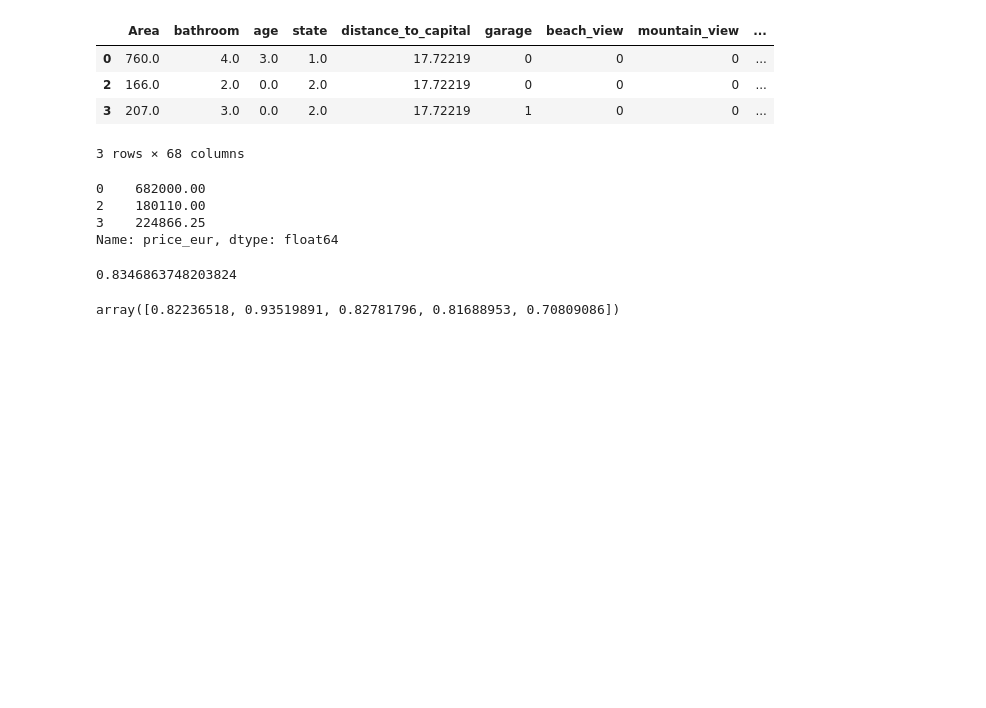
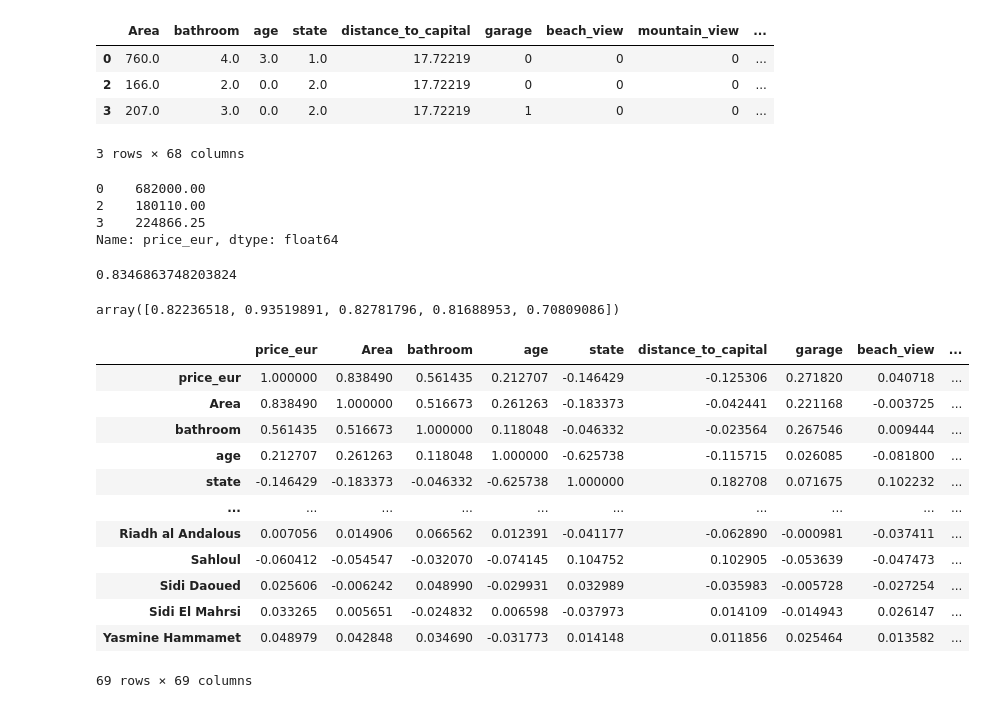
Before and after one commit to Jomar77/NZ-House-Price-Predictor, a Jupyter notebook: main.ipynb, the cells around one changed output. Saved outputs shown, nothing was run; the diff lists cells and outputs as text; code cells hidden in the pictures; blank space fills up the shorter version.

```diff
--- a/main.ipynb
+++ b/main.ipynb
@@ -411,3 +411,19 @@ cv = ShuffleSplit(n_splits=5, test_size=0.2, random_state=0)
 cross_val_score(LinearRegression(), x, y, cv=cv)
 # %% [output]
 array([0.82236518, 0.93519891, 0.82781796, 0.81688953, 0.70809086])
+# %%
+df13.corr()
+# %% [output]
+|  | price_eur | Area | bathroom | age | state | distance_to_capital | garage | beach_view | ... |
+| price_eur | 1.000000 | 0.838490 | 0.561435 | 0.212707 | -0.146429 | -0.125306 | 0.271820 | 0.040718 | ... |
+| Area | 0.838490 | 1.000000 | 0.516673 | 0.261263 | -0.183373 | -0.042441 | 0.221168 | -0.003725 | ... |
+| bathroom | 0.561435 | 0.516673 | 1.000000 | 0.118048 | -0.046332 | -0.023564 | 0.267546 | 0.009444 | ... |
+| age | 0.212707 | 0.261263 | 0.118048 | 1.000000 | -0.625738 | -0.115715 | 0.026085 | -0.081800 | ... |
+| state | -0.146429 | -0.183373 | -0.046332 | -0.625738 | 1.000000 | 0.182708 | 0.071675 | 0.102232 | ... |
+| ... | ... | ... | ... | ... | ... | ... | ... | ... | ... |
+| Riadh al Andalous | 0.007056 | 0.014906 | 0.066562 | 0.012391 | -0.041177 | -0.062890 | -0.000981 | -0.037411 | ... |
+| Sahloul | -0.060412 | -0.054547 | -0.032070 | -0.074145 | 0.104752 | 0.102905 | -0.053639 | -0.047473 | ... |
+| Sidi Daoued | 0.025606 | -0.006242 | 0.048990 | -0.029931 | 0.032989 | -0.035983 | -0.005728 | -0.027254 | ... |
+| Sidi El Mahrsi | 0.033265 | 0.005651 | -0.024832 | 0.006598 | -0.037973 | 0.014109 | -0.014943 | 0.026147 | ... |
+| Yasmine Hammamet | 0.048979 | 0.042848 | 0.034690 | -0.031773 | 0.014148 | 0.011856 | 0.025464 | 0.013582 | ... |
+69 rows × 69 columns
```
Also changed, not shown: parts of 1 cell of this notebook, 1 other file.
